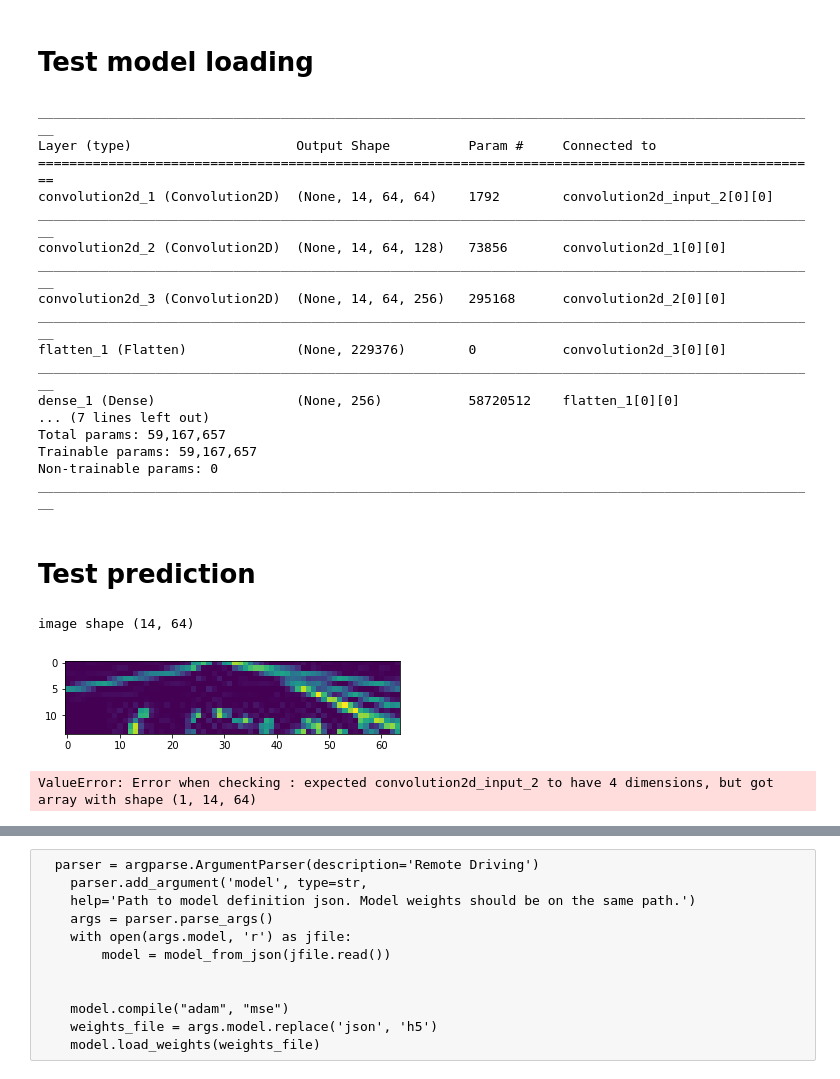
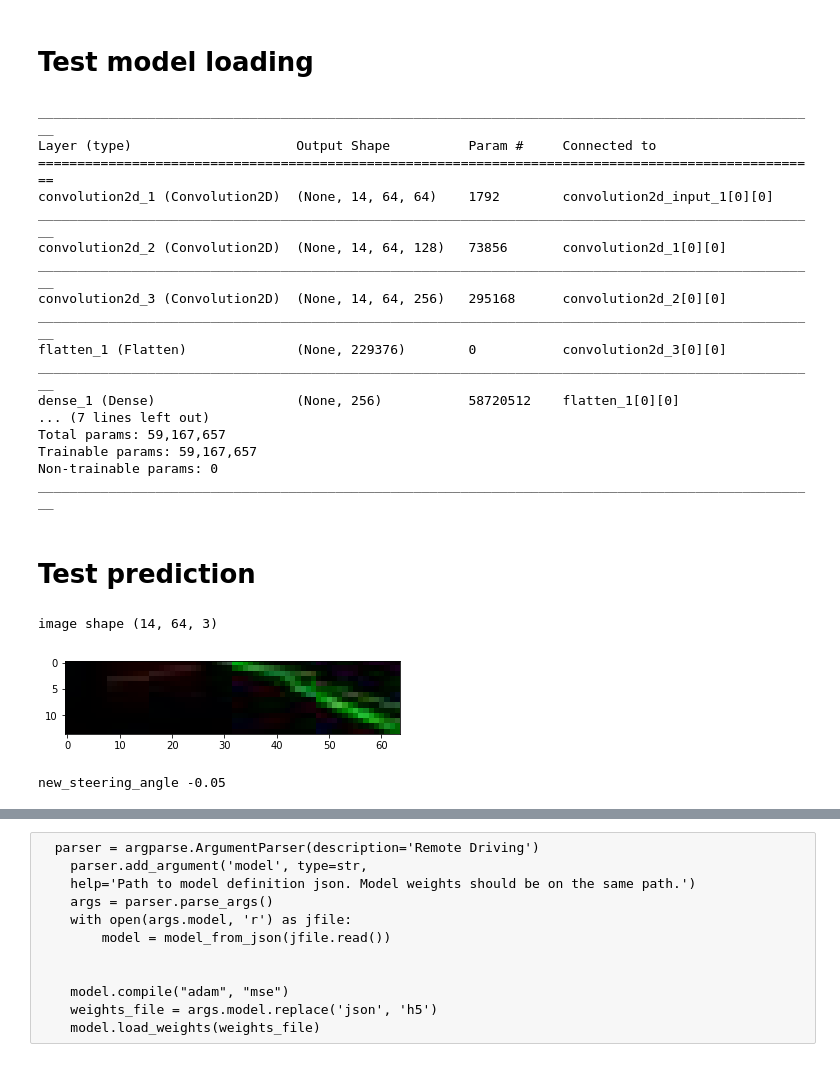
Before and after one commit to UkiDLucas/CarND-behavioral_cloning, a Jupyter notebook: drive.ipynb, the cells around one changed output, grey strips where cells are left out. Drawn from its saved outputs; the diff is of its cells as text; code cells hidden in the pictures.

```diff
--- a/drive.ipynb
+++ b/drive.ipynb
@@ -3,10 +3,13 @@
 $ python drive.py model.h5
 # %%
 data_dir = "../../../DATA/behavioral_cloning_data/"
+processed_images_dir = "processed_images_64/"
 model_dir = "../../../DATA/MODELS/"
-model_name = "model_p3_keras_tf_mini_14x64x3__epoch_40_val_loss_0.0198594339299.h5"
+model_name = "model_p3_keras_tf_mini_14x64x3__epoch_30_val_acc_0.335463257167.h5"
 image_final_width = 64
 model_path = model_dir + model_name
+autorun_dir = data_dir + "autonomous_run/"
+sample_autorun_image = "image_10.302895069122314.jpg"
 # %%
 import argparse
 import base64
@@ -42,9 +45,11 @@ steering_classes = create_steering_classes(number_of_classes = 41)
 def load_and_compile_model():
     from keras.models import load_model
     model = load_model(model_path) # should start at 60% acc.
+
     optimizer='sgd' # | 'rmsprop'
-    loss_function='mean_squared_error' # | 'binary_crossentropy' | 'mse'
+    loss_function="mse" # | 'binary_crossentropy' | 'mse' | mean_squared_error | sparse_categorical_crossentropy
     metrics_array=['accuracy'] # , mean_pred, false_rates
+
     model.compile(optimizer, loss_function, metrics_array)
     return model
 # %% [markdown]
@@ -56,7 +61,7 @@ model.summary()
 ____________________________________________________________________________________________________
 Layer (type)                     Output Shape          Param #     Connected to
 ====================================================================================================
-convolution2d_1 (Convolution2D)  (None, 14, 64, 64)    1792        convolution2d_input_2[0][0]
+convolution2d_1 (Convolution2D)  (None, 14, 64, 64)    1792        convolution2d_input_1[0][0]
 ____________________________________________________________________________________________________
 convolution2d_2 (Convolution2D)  (None, 14, 64, 128)   73856       convolution2d_1[0][0]
 ____________________________________________________________________________________________________
@@ -76,30 +81,29 @@ ________________________________________________________________________________
 def predict_steering(image, old_steering):
     image = np.array(image)
     image = image[None, :, :] # string indices must be integers
-    predictions = float(model.predict(image))
-    print("predictions", predictions)
-    #prediction = float(predictions[0][0])
-    #most_likely = np.argmax(predictions)
-    print("most_likely", most_likely)
+    predictions = model.predict(image)
+    prediction = float(predictions[0][0])
+
+    #print("predictions", predictions)
+    most_likely = np.argmax(predictions)
+    #print("most_likely", most_likely)
     new_steering_angle = steering_classes[most_likely]
-    print("new_steering_angle", new_steering_angle)
+    #print("new_steering_angle", new_steering_angle)
     return new_steering_angle
 # %%
-autonomous_run_image = "autonomous_run/image_14.31785798072815.jpg"
 from DataHelper import load_image
-image_path = data_dir + autonomous_run_image
+image_path = autorun_dir + sample_autorun_image
 image = np.array(load_image(image_path))
 print("image shape", image.shape)
 plt.imshow(image)
 plt.show()
+
+new_steering_angle = predict_steering(image, 0.0)
+print("new_steering_angle", new_steering_angle)
 # %% [output]
-image shape (14, 64)
+image shape (14, 64, 3)
-[figure, old version]
+[figure, new version]
+new_steering_angle -0.05
-# %%
-new_steering_angle = predict_steering(image, 0.0)
-print("new_steering_angle", new_steering_angle)
-# %% [output]
-ValueError: Error when checking : expected convolution2d_input_2 to have 4 dimensions, but got array with shape (1, 14, 64)
 # %%
 def preprocess_image(image_string, elapsed_seconds):
 
```
Also changed, not shown: parts of 3 cells of this notebook, 6 other files.
